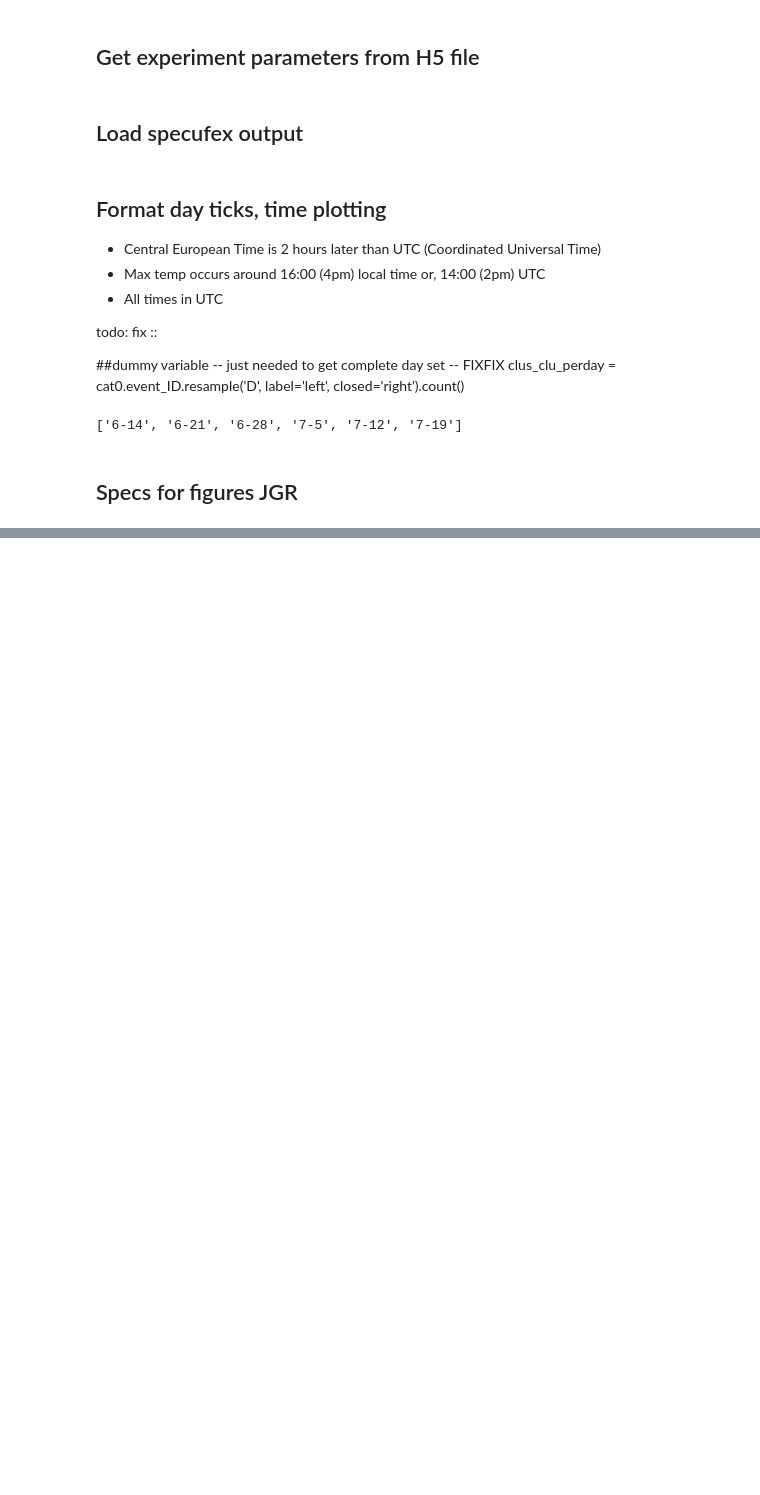
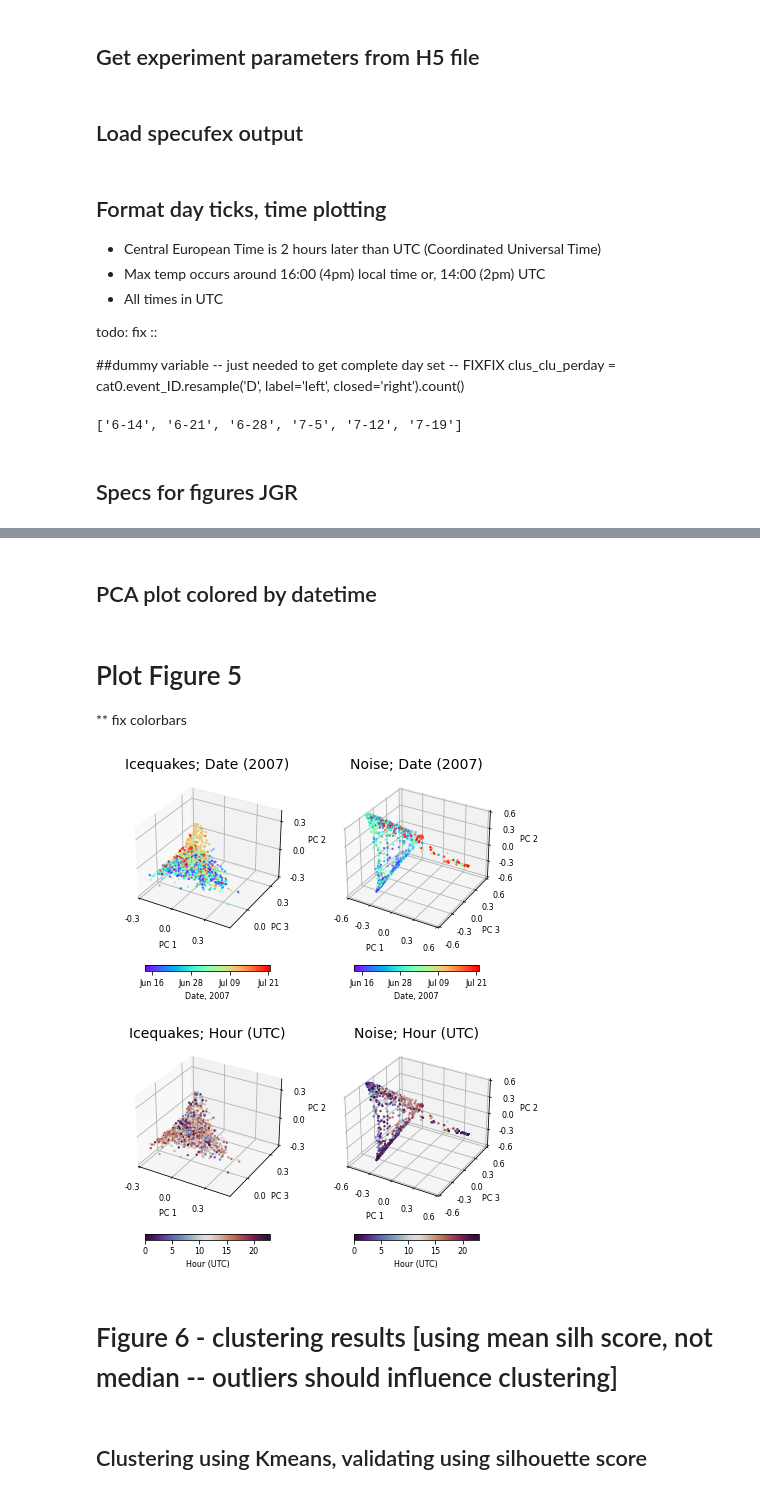
Before and after one commit to tsawi/Unsupervised_ML_Gornergletscher, a Jupyter notebook: notebooks/plotFigures5-.ipynb, the cells around one changed output, grey strips where cells are left out. Drawn from its saved outputs; the diff is of its cells as text; code cells hidden in the pictures; blank space fills up the shorter version.

Commit message:
figures 5-7 and supps

```diff
--- a/notebooks/plotFigures5-.ipynb
+++ b/notebooks/plotFigures5-.ipynb
@@ -426,7 +424,7 @@ tend   = pd.to_datetime('2007-07-22 00:00:00')
 delta_day = 7
 
 ##dummy variable -- just needed to get complete day set -- FIXFIX
-clus_clu_perday = cat0.event_ID.resample('D', label='left', closed='right').count()
+clus_clu_perday = cat00.event_ID.resample('D', label='left', closed='right').count()
 
 numDays = len(clus_clu_perday)
 
@@ -501,0 +507,4 @@ height2 = 9.05512
+# %%
+
+PCA_df, numPCA_PVE, cum_pve = PVEofPCA(path_proj,outfile_name,cat00,numPCMax=numStates**2,cum_pve_thresh=.86,stand=False);
+PCA_dfN, numPCA_PVEN, cum_pveN = PVEofPCA(path_projN,outfile_nameN,cat00N,numPCMax=numStates**2,cum_pve_thresh=.86,stand=False)
@@ -501,0 +544,71 @@ height2 = 9.05512
+# %% [markdown]
+## PCA plot colored by datetime
+# %%
+hour_list = [h.hour for h in cat00.datetime]
+hour_listN = [h.hour for h in cat00N.datetime]
+
+cat00['hod'] = hour_list
+cat00N['hod'] = hour_listN
+# %%
+
+series_datetime = cat00.datetime
+series_datetimeN = cat00N.datetime
+
+
+series_hour = cat00.hod
+series_hourN = cat00N.hod
+# %% [markdown]
+# Plot Figure 5
+
+** fix colorbars
+# %%
+## Plot PCA by datetime, show rep events
+tfont=14
+catall = catallN = pd.DataFrame({'PC1':[],'PC2':[],'PC3':[],'Cluster':[]})
+Kopt=KoptN=1
+
+
+fig,axes = plt.subplots(figsize = (width2,height2))
+plt.box(False)
+plt.xticks(ticks=[])
+plt.yticks(ticks=[])
+cmap=cm.get_cmap('rainbow')
+
+
+
+ax = fig.add_subplot(221, projection='3d')
+figureFunctions2.plotPCA_Stat(cat00, catall, series_datetime, stat_name='Date, 2007', Kopt=Kopt,cmap=cmap, size=2,size2=150, alpha=.15,labelpad=2, fontsize=8,ax=ax, fig=fig,**plt_kwargs)
+ax.set_title('Icequakes; Date (2007)',fontsize=tfont)
+ax.set_xlim(-.3,.5)
+ax.set_ylim(-.2,.4)
+ax.set_zlim(-.3,.4)
+
+
+ax = fig.add_subplot(222, projection='3d')
+figureFunctions2.plotPCA_Stat(cat00N, catallN, series_datetimeN, stat_name='Date, 2007', Kopt=KoptN,cmap=cmap, size=2,size2=150, alpha=.15,labelpad=4, fontsize=8,ax=ax, fig=fig,**plt_kwargs)
+ax.set_title('Noise; Date (2007)',fontsize=tfont)
+
+
+cmap=cm.get_cmap('twilight_shifted')
+ax = fig.add_subplot(223, projection='3d')
+figureFunctions2.plotPCA_Stat(cat00, catall, series_hour, stat_name='Hour (UTC)', Kopt=Kopt,cmap=cmap, size=2,size2=150, alpha=.15,labelpad=2, fontsize=8,ax=ax, fig=fig,**plt_kwargs)
+ax.set_title('Icequakes; Hour (UTC)',fontsize=tfont)
+ax.set_xlim(-.3,.5)
+ax.set_ylim(-.2,.4)
+ax.set_zlim(-.3,.4)
+
+
+ax = fig.add_subplot(224, projection='3d')
+figureFunctions2.plotPCA_Stat(cat00N, catallN, series_hourN, stat_name='Hour (UTC)', Kopt=KoptN,cmap=cmap, size=2,size2=150, alpha=.15,labelpad=4, fontsize=8,ax=ax, fig=fig,**plt_kwargs)
+# ax.set_title('Noise',fontsize=tfont)
+ax.set_title('Noise; Hour (UTC)',fontsize=tfont)
+plt.subplots_adjust(wspace=0,hspace=0.2)
+
+
+plt.savefig(pathFig + 'Figure_5.png')
+# %% [output]
+[figure, added]
+# %% [markdown]
+# Figure 6 - clustering results [using mean silh score, not median -- outliers should influence clustering]
+# %% [markdown]
+## Clustering using Kmeans, validating using silhouette score
```
Also changed, not shown: parts of 18 cells of this notebook, 13 other files.
